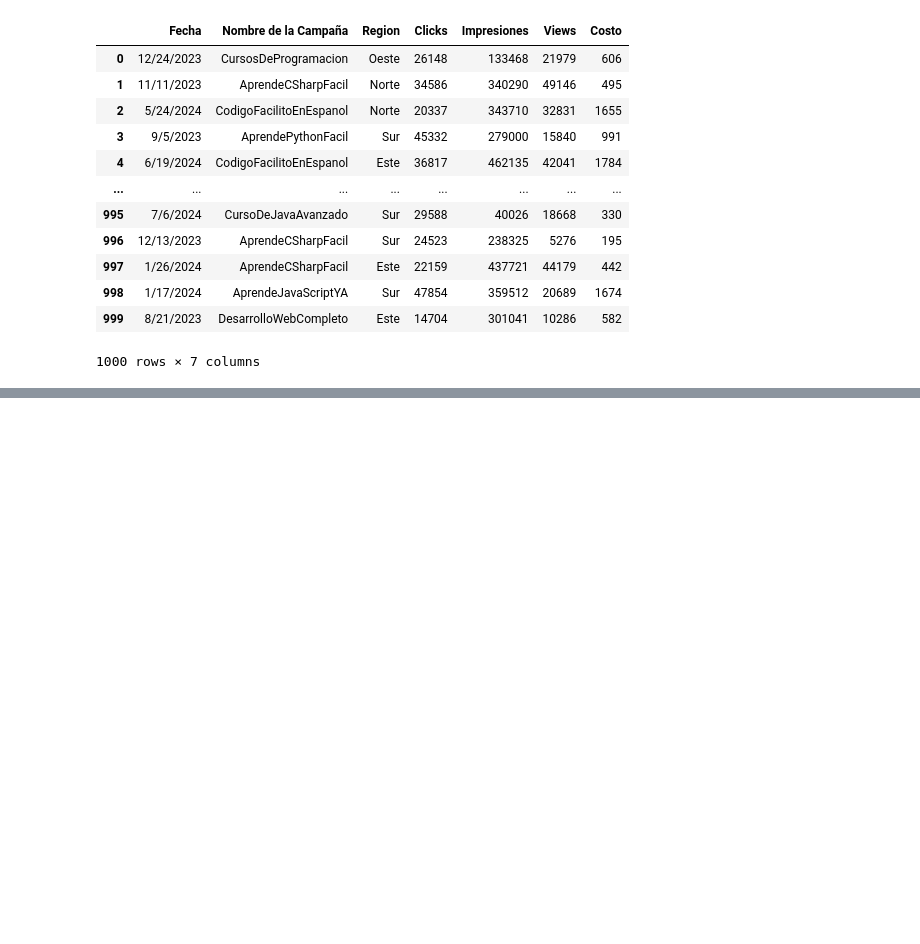
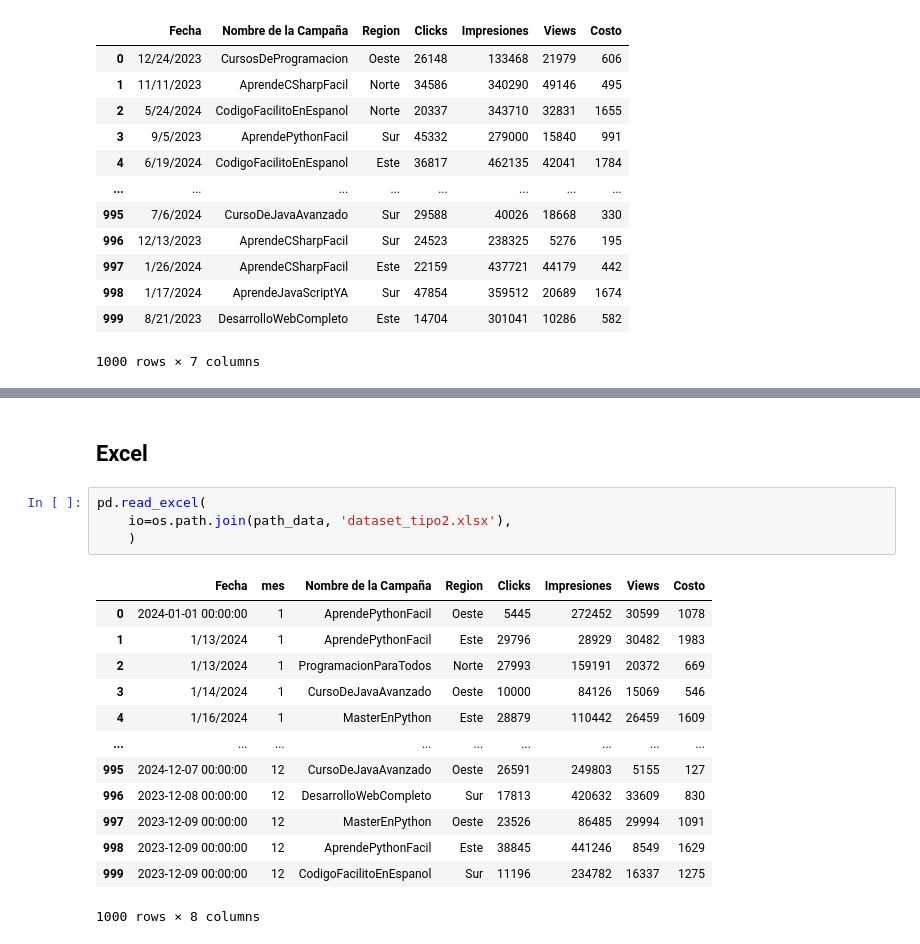
Before and after one commit to JuanAlMora/curso-codigofacilito-python-procesos-etl-modernos, a Jupyter notebook: Extraccion/Extraccion_Archivos_Planos.ipynb, the cells around one changed output, grey strips where cells are left out. Cells and saved outputs as stored; diff of their text form; blank space fills up the shorter version.

```diff
--- a/Extraccion/Extraccion_Archivos_Planos.ipynb
+++ b/Extraccion/Extraccion_Archivos_Planos.ipynb
@@ -36,0 +78,20 @@ pd.read_csv(
+# %% [markdown]
+## Excel
+# %%
+pd.read_excel(
+    io=os.path.join(path_data, 'dataset_tipo2.xlsx'),
+    )
+# %% [output]
+|  | Fecha | mes | Nombre de la Campaña | Region | Clicks | Impresiones | Views | Costo |
+| 0 | 2024-01-01 00:00:00 | 1 | AprendePythonFacil | Oeste | 5445 | 272452 | 30599 | 1078 |
+| 1 | 1/13/2024 | 1 | AprendePythonFacil | Este | 29796 | 28929 | 30482 | 1983 |
+| 2 | 1/13/2024 | 1 | ProgramacionParaTodos | Norte | 27993 | 159191 | 20372 | 669 |
+| 3 | 1/14/2024 | 1 | CursoDeJavaAvanzado | Oeste | 10000 | 84126 | 15069 | 546 |
+| 4 | 1/16/2024 | 1 | MasterEnPython | Este | 28879 | 110442 | 26459 | 1609 |
+| ... | ... | ... | ... | ... | ... | ... | ... | ... |
+| 995 | 2024-12-07 00:00:00 | 12 | CursoDeJavaAvanzado | Oeste | 26591 | 249803 | 5155 | 127 |
+| 996 | 2023-12-08 00:00:00 | 12 | DesarrolloWebCompleto | Sur | 17813 | 420632 | 33609 | 830 |
+| 997 | 2023-12-09 00:00:00 | 12 | MasterEnPython | Oeste | 23526 | 86485 | 29994 | 1091 |
+| 998 | 2023-12-09 00:00:00 | 12 | AprendePythonFacil | Este | 38845 | 441246 | 8549 | 1629 |
+| 999 | 2023-12-09 00:00:00 | 12 | CodigoFacilitoEnEspanol | Sur | 11196 | 234782 | 16337 | 1275 |
+1000 rows × 8 columns
```
Also changed, not shown: parts of 7 cells of this notebook, 11 other files.
